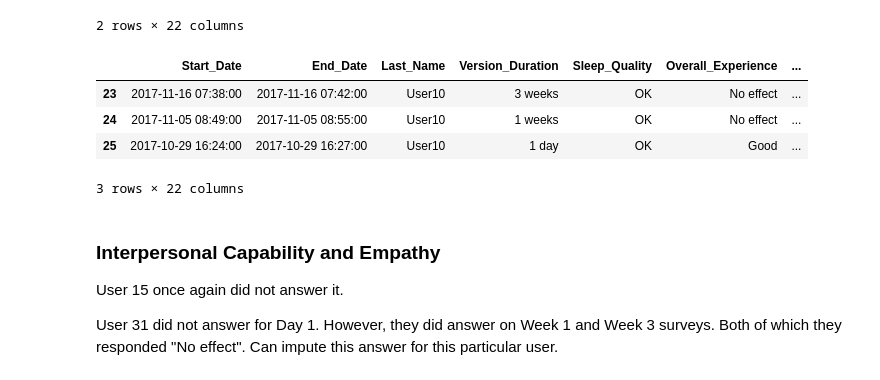
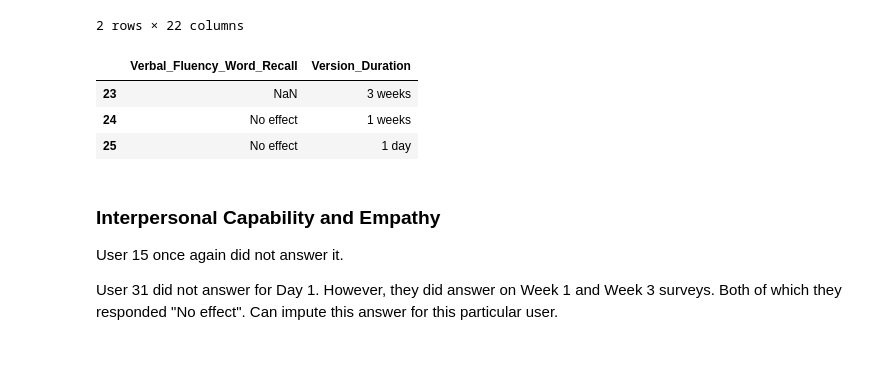
Before and after one commit to s-leung/NootropicProject, a Jupyter notebook: Data Cleaning - Trial 099.ipynb, the cells around one changed output. Drawn from its saved outputs; the diff is of its cells as text; code cells hidden in the pictures.

```diff
--- a/Data Cleaning - Trial 099.ipynb
+++ b/Data Cleaning - Trial 099.ipynb
@@ -13,5 +10,5 @@ from sklearn.linear_model import LogisticRegression
 # %%
-df = pd.read_csv('Trial_099_deident.csv', parse_dates=['Start Date','End Date']) # old version of the drug
+df = pd.read_csv('Trial_099_deident.csv', parse_dates=['Start Date','End Date'], delimiter=',') # old version of the drug
 
 # is the new version better or worse?
 
@@ -434,13 +407,12 @@ df[df.Verbal_Fluency_Word_Recall.isnull()]
 | 36 | 2017-11-02 18:37:00 | 2017-11-02 18:40:00 | User15 | 1 day | Excellent | Good | ... |
 2 rows × 22 columns
 # %%
-df[df.Last_Name=='User10']
+df[df.Last_Name=='User10'][['Verbal_Fluency_Word_Recall', 'Version_Duration']]
 # %% [output]
-|  | Start_Date | End_Date | Last_Name | Version_Duration | Sleep_Quality | Overall_Experience | ... |
-| 23 | 2017-11-16 07:38:00 | 2017-11-16 07:42:00 | User10 | 3 weeks | OK | No effect | ... |
-| 24 | 2017-11-05 08:49:00 | 2017-11-05 08:55:00 | User10 | 1 weeks | OK | No effect | ... |
-| 25 | 2017-10-29 16:24:00 | 2017-10-29 16:27:00 | User10 | 1 day | OK | Good | ... |
+|  | Verbal_Fluency_Word_Recall | Version_Duration |
+| 23 | NaN | 3 weeks |
+| 24 | No effect | 1 weeks |
+| 25 | No effect | 1 day |
-3 rows × 22 columns
 # %% [markdown]
 ### Interpersonal Capability and Empathy
 
```
Also changed, not shown: parts of 36 cells of this notebook, 1 other file.
